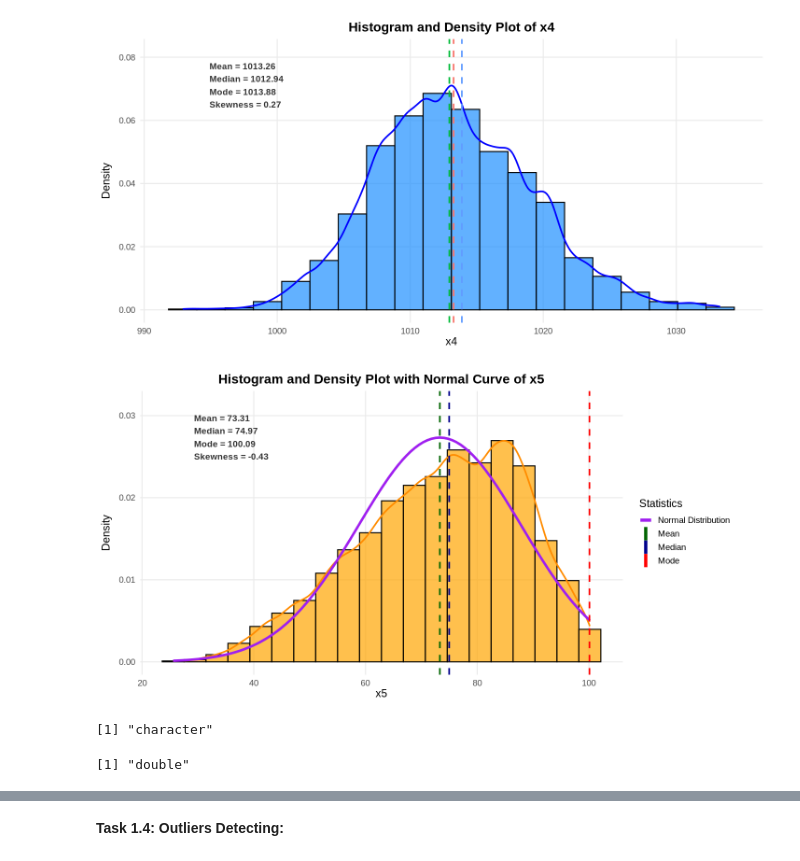
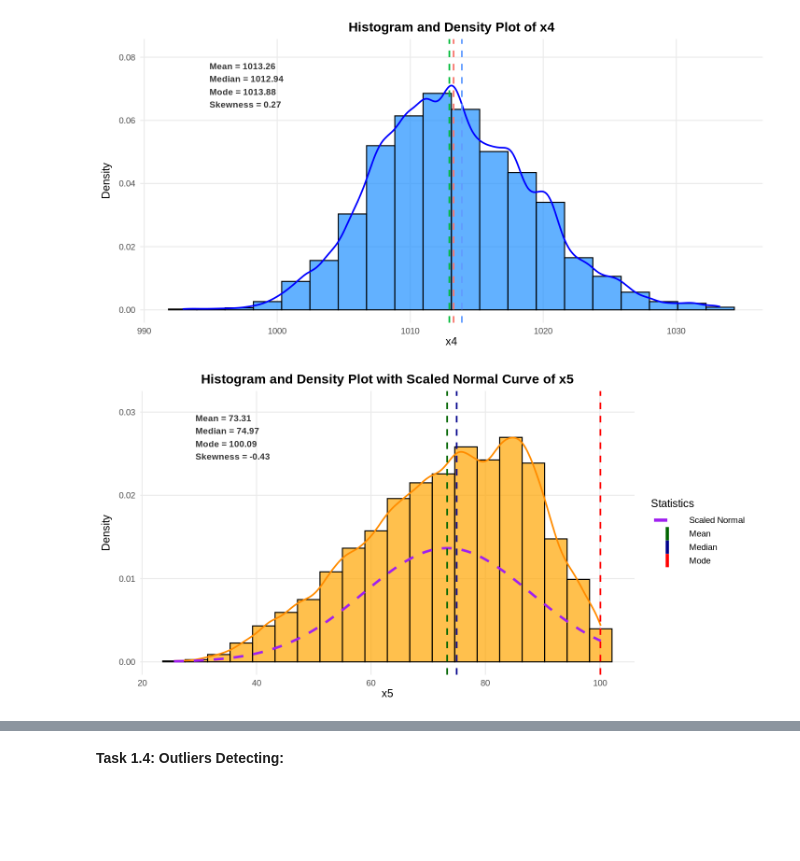
Before and after one commit to RiseshStha/statistics-for-data-science-project, a Jupyter notebook: Modeling EEG signals using polynomial regression.ipynb, the cells around one changed output, grey strips where cells are left out. Cells and saved outputs as stored; diff of their text form; code cells hidden in the pictures; blank space fills up the shorter version.

```diff
--- a/Modeling EEG signals using polynomial regression.ipynb
+++ b/Modeling EEG signals using polynomial regression.ipynb
@@ -355,21 +358,24 @@ col_sym <- sym(col_name)
 data <- df[[col_name]]
 data <- data[!is.na(data)]
 
-# 2. Calculate Stats ahead of time for cleaner plotting code
+# 2. Calculate Stats and Define Scaling Factor 📏
+norm_scale_factor <- 0.5 # <--- NEW: Set a scaling factor (e.g., 50% of original height)
+
 mean_val <- mean(data)
 med_val  <- median(data)
 mode_val <- get_mode(data)
 skew_val <- skewness(data)
-sd_val   <- sd(data) # <--- NEW: Calculate Standard Deviation for dnorm
+sd_val   <- sd(data)
 
 # 3. Dynamic Positioning Calculations
 dens <- density(data)
 max_y <- max(dens$y)
-# Check if the theoretical normal curve peak is higher than the empirical peak
-normal_peak <- dnorm(mean_val, mean = mean_val, sd = sd_val)
-max_y_final <- max(max_y, normal_peak)
 
-y_limit <- max_y_final * 1.15 # Use the max of either curve for headroom
+# Recalculate the peak of the *scaled* normal curve
+normal_peak_scaled <- dnorm(mean_val, mean = mean_val, sd = sd_val) * norm_scale_factor
+max_y_final <- max(max_y, normal_peak_scaled)
+
+y_limit <- max_y_final * 1.15
 y_label_pos <- max_y_final * 1.10
 x_range <- max(data) - min(data)
 x_label_pos <- min(data) + (x_range * 0.05)
@@ -384,64 +390,56 @@ stats_label <- paste0(
 
 # 5. Plotting
 p_combined <- ggplot(df, aes(x = !!col_sym)) +
-  # Histogram & Empirical Density (from data)
+  # Histogram & Empirical Density
   geom_histogram(aes(y = after_stat(density)), bins = 20, fill = "orange", color = "black", alpha = 0.7) +
   geom_density(color = "darkorange", linewidth = 1) +
 
-  # --- NEW: Add Normal Distribution Curve ---
+  # --- MODIFIED: Scaled Normal Distribution Curve ---
   stat_function(
-    fun = dnorm,
-    args = list(mean = mean_val, sd = sd_val),
-    aes(color = "Normal Distribution"), # Map color to a new category for the legend
+    fun = function(x) dnorm(x, mean = mean_val, sd = sd_val) * norm_scale_factor, # <--- Scaling applied here
+    aes(color = "Scaled Normal"),
     linewidth = 1.5,
-    linetype = "solid"
+    linetype = "dashed"
   ) +
-  # -------------------------------------------
+  # --------------------------------------------------
 
   # Vertical Lines (indicators)
   geom_vline(aes(xintercept = mean_val, color = "Mean"),
              linetype = "dashed", linewidth = 1) +
   geom_vline(aes(xintercept = med_val, color = "Median"),
              linetype = "dashed", linewidth = 1) +
   geom_vline(aes(xintercept = mode_val, color = "Mode"),
              linetype = "dashed", linewidth = 1) +
 
   # Text Annotation
   annotate("text", x = x_label_pos, y = y_label_pos, label = stats_label,
            hjust = 0, vjust = 1, size = 4, fontface = "bold", color = "#333333") +
 
-  # Manual Color Scale for the Legend (Updated to include Normal Distribution)
+  # Manual Color Scale for the Legend (Updated label for the scaled curve)
   scale_color_manual(name = "Statistics",
                      values = c("Mean" = "darkgreen",
                                 "Median" = "darkblue",
                                 "Mode" = "red",
-                                "Normal Distribution" = "purple"), # <--- Added new color
-                     breaks = c("Normal Distribution", "Mean", "Median", "Mode")) + # Set order
+                                "Scaled Normal" = "purple"), # <--- Updated label
+                     breaks = c("Scaled Normal", "Mean", "Median", "Mode")) +
 
-  # Guides (Set thickness for lines/Normal curve in the legend)
-  guides(color = guide_legend(override.aes = list(linewidth = c(2, 2, 2, 2)))) + # <--- Updated linewidth vector
+  # Guides
+  guides(color = guide_legend(override.aes = list(linewidth = c(2, 2, 2, 2)))) +
 
-  labs(title = paste("Histogram and Density Plot with Normal Curve of", col_name),
+  labs(title = paste("Histogram and Density Plot with Scaled Normal Curve of", col_name),
        x = col_name, y = "Density") +
 
   coord_cartesian(ylim = c(0, y_limit)) +
 
   theme_minimal(base_size = 14) +
   theme(
     plot.title = element_text(hjust = 0.5, face = "bold"),
     panel.grid.minor = element_blank(),
     legend.position = "right",
-    # legend.key.width = unit(1.5, "cm")
+    legend.key.width = unit(1.5, "cm")
   )
 
 options(repr.plot.height = 6, repr.plot.width = 12)
 print(p_combined)
 # %% [output]
-[figure, old version]
+[figure, new version]
-# %%
-typeof(X)
-X = as.numeric(X)
-typeof(X)
-# %% [output]
-[1] "character"
-[1] "double"
```
Also changed, not shown: parts of 13 cells of this notebook.
